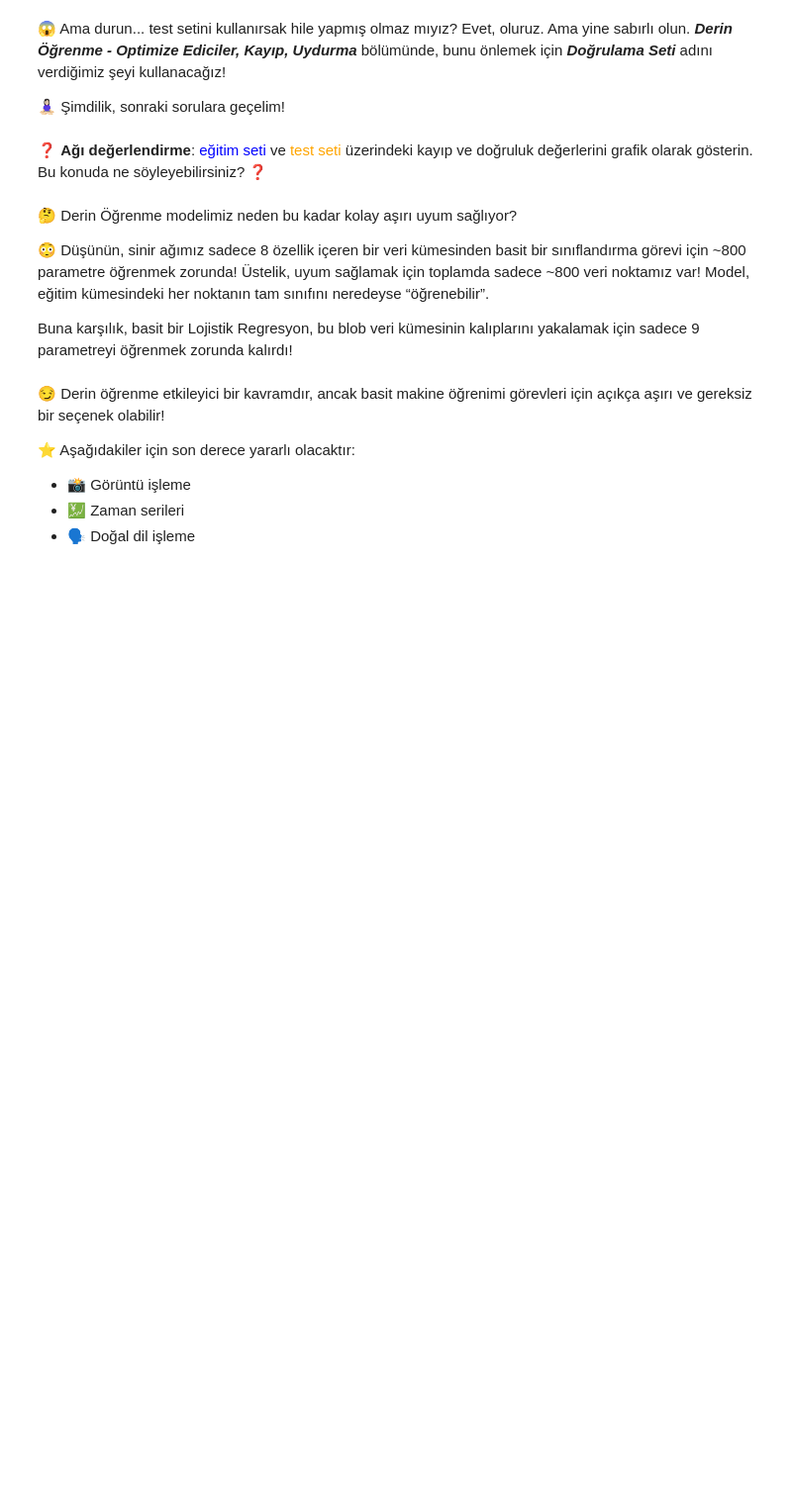
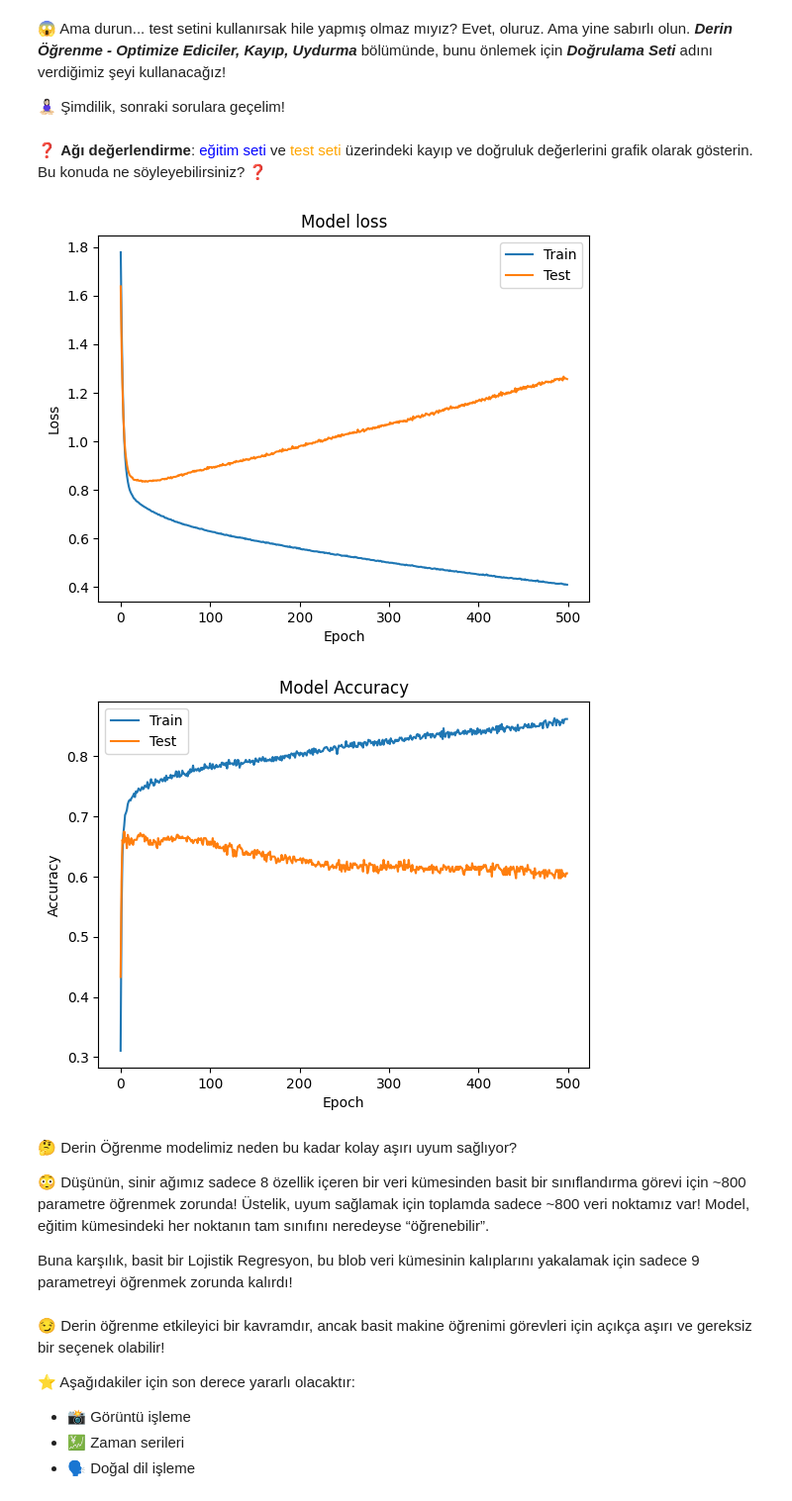
Before and after one commit to sevalkaraosmanoglu/S18D2-S-Data-multiclass-classification, a Jupyter notebook: multiclass_classification.ipynb, the cells around one changed output. Shown at 99% size. Drawn from its saved outputs; the diff is of its cells as text; code cells hidden in the pictures; blank space fills up the shorter version.

```diff
--- a/multiclass_classification.ipynb
+++ b/multiclass_classification.ipynb
@@ -394,3 +392,8 @@ def plot_loss_accuracy(history):
+# %%
+plot_loss_accuracy(history)
+# %% [output]
+[figure, added]
+[figure, added]
 # %% [markdown]
 🤔 Derin Öğrenme modelimiz neden bu kadar kolay aşırı uyum sağlıyor?
 
```
Also changed, not shown: parts of 1 cell of this notebook.
